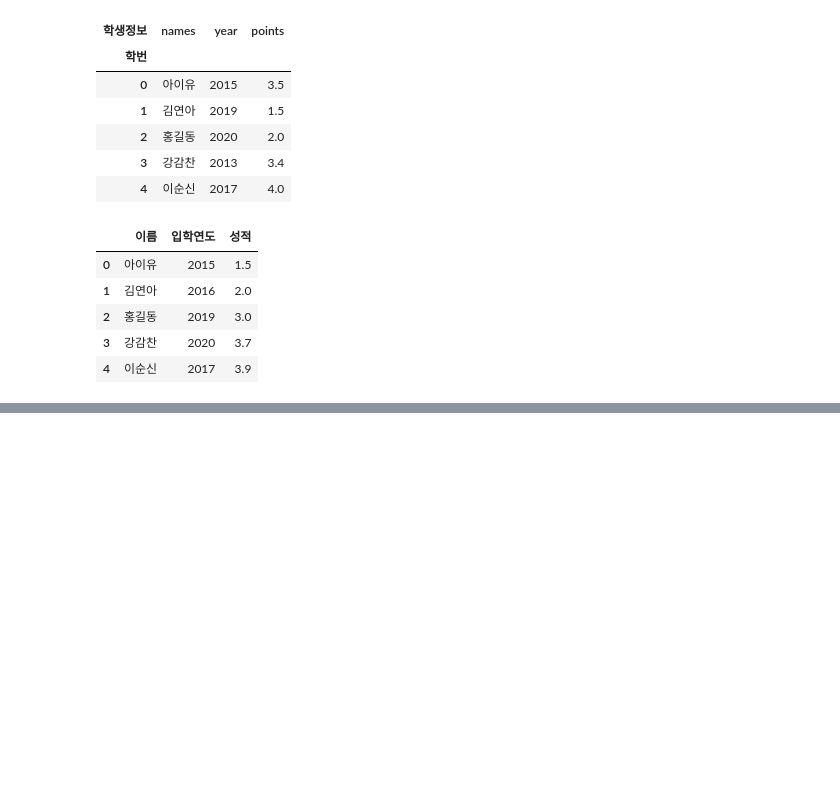
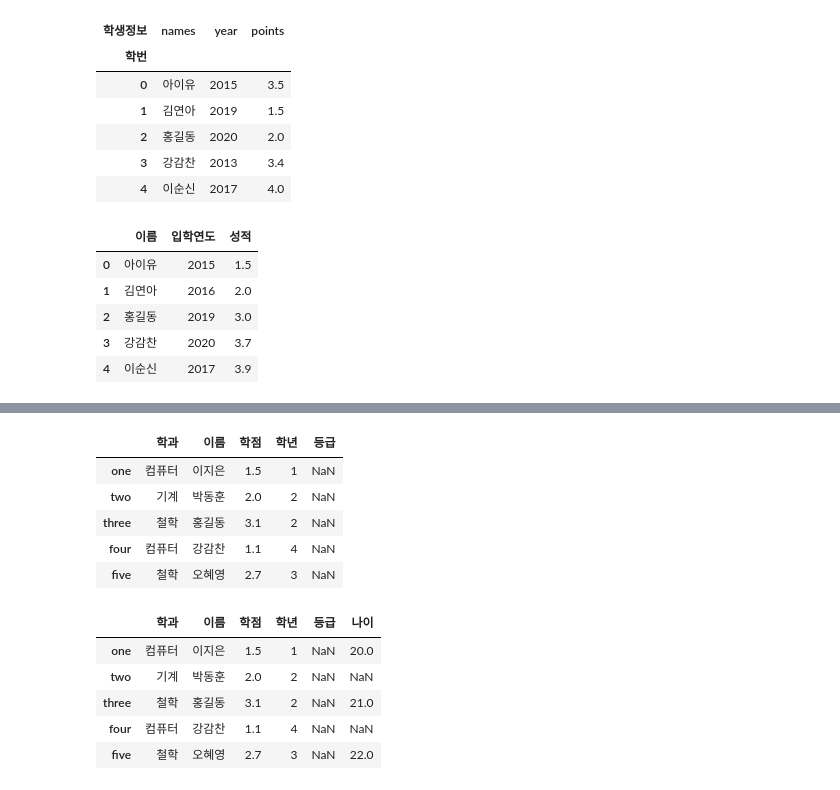
Before and after one commit to sehun4239/Data-analysis-Machine-Learning-Basic, a Jupyter notebook: 02.pandas.ipynb, the cells around one changed output, grey strips where cells are left out. Cells and saved outputs as stored; diff of their text form; code cells hidden in the pictures; blank space fills up the shorter version.

Commit message:
pandas 2nd

```diff
--- a/02.pandas.ipynb
+++ b/02.pandas.ipynb
@@ -422,0 +782,46 @@ display(df)
+# %%
+# column을 DataFrame에 추가하려면 어떻게 해야하나요 ??
+
+
+import numpy as np
+import pandas as pd
+
+data = { '이름':['이지은', '박동훈', '홍길동', '강감찬', '오혜영'],
+       '학과':['컴퓨터', '기계', '철학', '컴퓨터', '철학'],
+       '학년':[1, 2, 2, 4, 3],
+       '학점':[1.5, 2.0, 3.1, 1.1, 2.7]}
+
+df = pd.DataFrame(data,
+                 columns=['학과','이름','학점','학년', '등급'],
+                 index=['one', 'two', 'three', 'four', 'five'])
+display(df)
+
+# 현재 DataFrame에 '나이' column을 추가하고 싶다.
+# df['나이'] = [20,21,22,23,24]  # column 추가 가능 -> 단 개수가 맞아야함
+# display(df)
+
+# df['나이'] = pd.Series([20,21,22,23,24])  # 추가가 안된다. =>
+                                        # Series로 추가할 때는 값의 대입 기준이 index
+# Series로 새로운 column을 추가할 때는 index를 매칭시켜야지 값이 정상적으로 들어간다.
+
+# df['나이'] = pd.Series([20,21,22,23,24],
+#                     index=['one','two','three','four','five'])
+
+# 다양한 수의 데이터를 골라서 추가할 수 있다. index기반으로 데이터 추가하기 때문에
+df['나이'] = pd.Series([20,21,22],
+                    index=['one','three','five'])
+
+display(df)
+# %% [output]
+|  | 학과 | 이름 | 학점 | 학년 | 등급 |
+| one | 컴퓨터 | 이지은 | 1.5 | 1 | NaN |
+| two | 기계 | 박동훈 | 2.0 | 2 | NaN |
+| three | 철학 | 홍길동 | 3.1 | 2 | NaN |
+| four | 컴퓨터 | 강감찬 | 1.1 | 4 | NaN |
+| five | 철학 | 오혜영 | 2.7 | 3 | NaN |
+|  | 학과 | 이름 | 학점 | 학년 | 등급 | 나이 |
+| one | 컴퓨터 | 이지은 | 1.5 | 1 | NaN | 20.0 |
+| two | 기계 | 박동훈 | 2.0 | 2 | NaN | NaN |
+| three | 철학 | 홍길동 | 3.1 | 2 | NaN | 21.0 |
+| four | 컴퓨터 | 강감찬 | 1.1 | 4 | NaN | NaN |
+| five | 철학 | 오혜영 | 2.7 | 3 | NaN | 22.0 |
```
Also changed, not shown: parts of 13 cells of this notebook, 2 other files.
